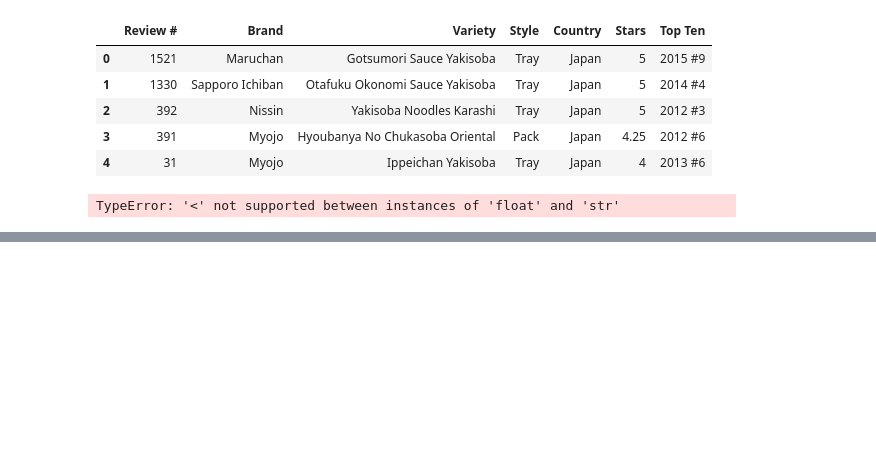
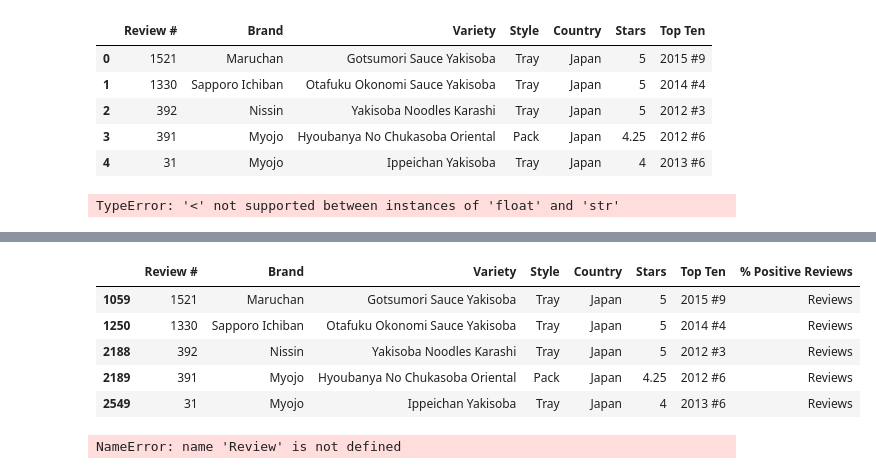
Before and after one commit to jocelyn4112/Ramen, a Jupyter notebook: Ramen .ipynb, the cells around one changed output, grey strips where cells are left out. Cells and saved outputs as stored; diff of their text form; code cells hidden in the pictures; blank space fills up the shorter version.

```diff
--- a/Ramen .ipynb
+++ b/Ramen .ipynb
@@ -131,0 +151,25 @@ TypeError: '<' not supported between instances of 'float' and 'str'
+# %%
+## add column for % of market share
+
+Japan_ramen['% Positive Reviews']
+Japan_ramen.head()
+# %% [output]
+|  | Review # | Brand | Variety | Style | Country | Stars | Top Ten | % Positive Reviews |
+| 1059 | 1521 | Maruchan | Gotsumori Sauce Yakisoba | Tray | Japan | 5 | 2015 #9 | Reviews |
+| 1250 | 1330 | Sapporo Ichiban | Otafuku Okonomi Sauce Yakisoba | Tray | Japan | 5 | 2014 #4 | Reviews |
+| 2188 | 392 | Nissin | Yakisoba Noodles Karashi | Tray | Japan | 5 | 2012 #3 | Reviews |
+| 2189 | 391 | Myojo | Hyoubanya No Chukasoba Oriental | Pack | Japan | 4.25 | 2012 #6 | Reviews |
+| 2549 | 31 | Myojo | Ippeichan Yakisoba | Tray | Japan | 4 | 2013 #6 | Reviews |
+# %%
+Japan_ramen_df = pd.DataFrame ({
+
+    "Review #": Review,
+    "Brand": Brand,
+    "Style": Style,
+    "Stars": Stars
+})
+
+    #.group_by["Style"]
+#Japan_ramen.head()
+# %% [output]
+NameError: name 'Review' is not defined
```
Also changed, not shown: parts of 1 cell of this notebook.
